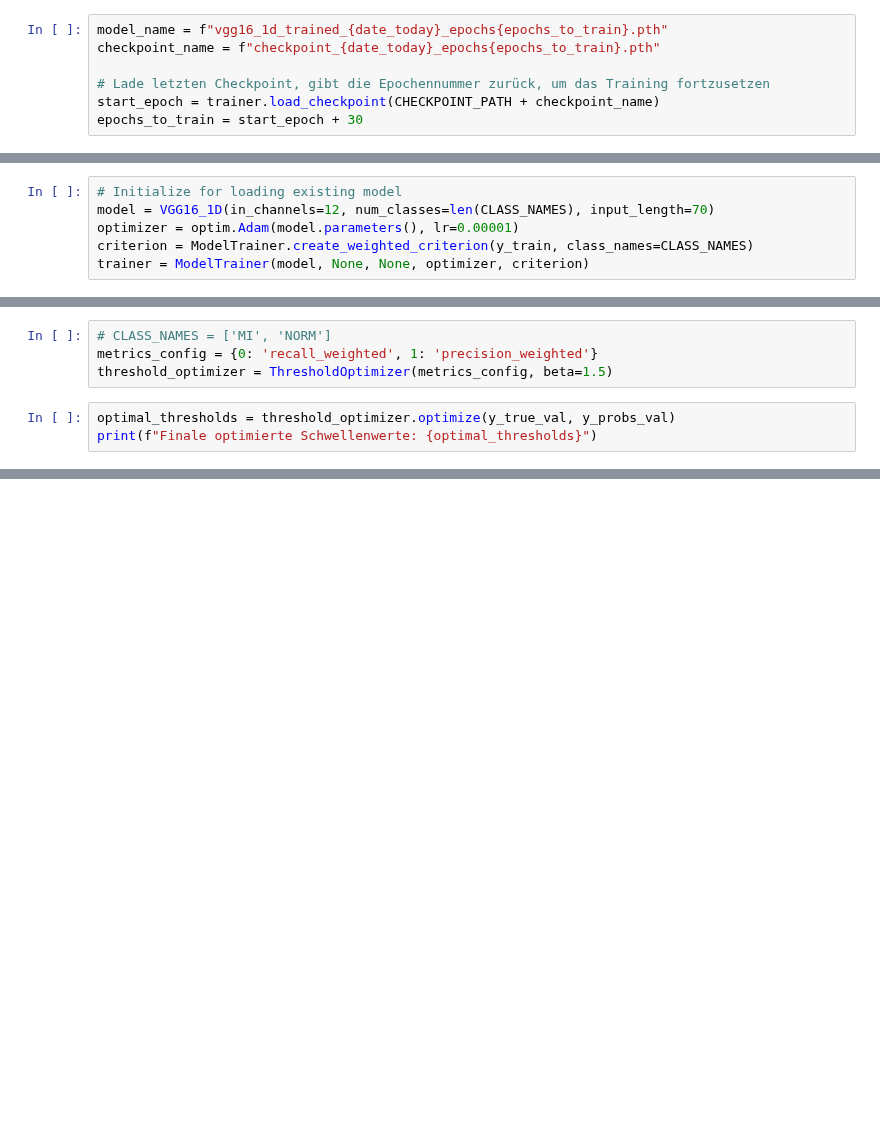
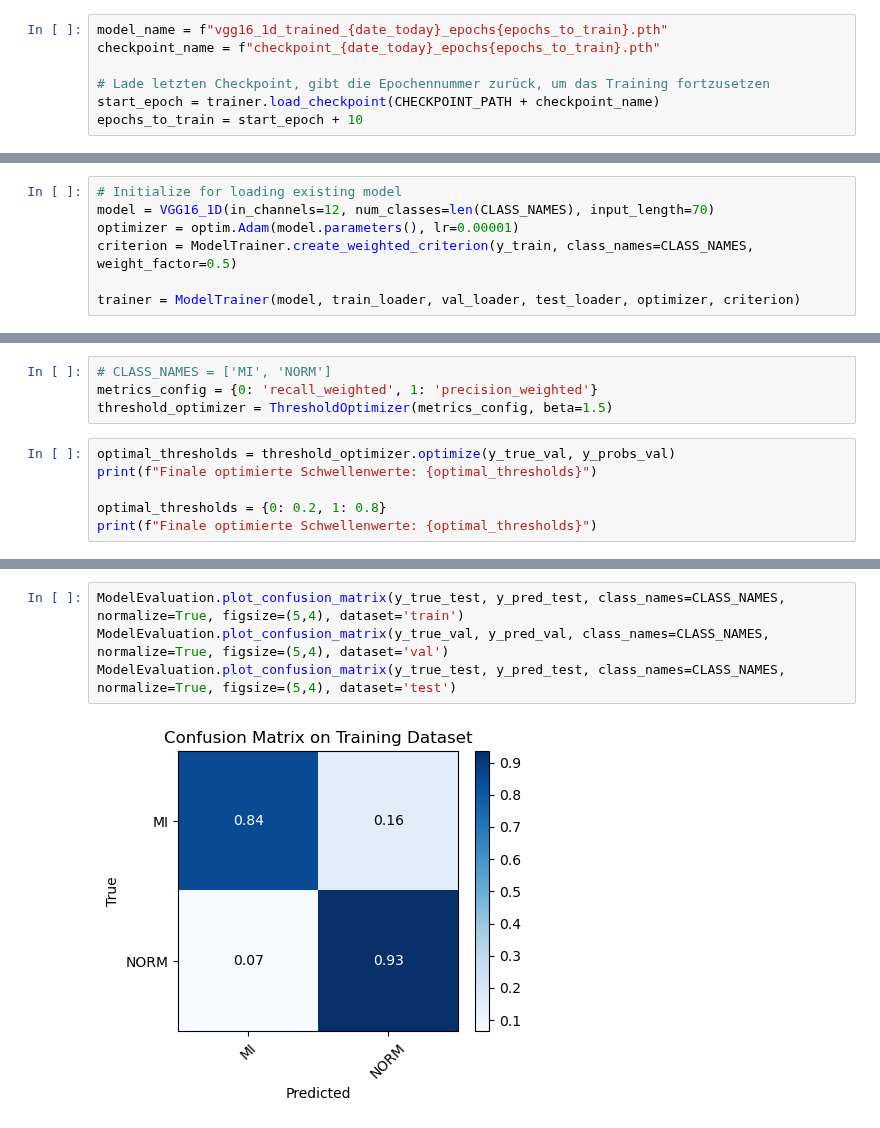
Before and after one commit to AliceKitchkin/ECG_xAI, a Jupyter notebook: notebooks/02_model_training.ipynb, the cells around one changed output, grey strips where cells are left out. Cells and saved outputs as stored; diff of their text form; blank space fills up the shorter version.

```diff
--- a/notebooks/02_model_training.ipynb
+++ b/notebooks/02_model_training.ipynb
@@ -215,5 +258,5 @@ checkpoint_name = f"checkpoint_{date_today}_epochs{epochs_to_train}.pth"
 
 # Lade letzten Checkpoint, gibt die Epochennummer zurück, um das Training fortzusetzen
 start_epoch = trainer.load_checkpoint(CHECKPOINT_PATH + checkpoint_name)
-epochs_to_train = start_epoch + 30
+epochs_to_train = start_epoch + 10
 # %% [output]
@@ -294,7 +361,8 @@ Trainingshistorie wurde unter ../data/results/training_history/training_history_
 # Initialize for loading existing model
 model = VGG16_1D(in_channels=12, num_classes=len(CLASS_NAMES), input_length=70)
 optimizer = optim.Adam(model.parameters(), lr=0.00001)
-criterion = ModelTrainer.create_weighted_criterion(y_train, class_names=CLASS_NAMES)
-trainer = ModelTrainer(model, None, None, optimizer, criterion)
+criterion = ModelTrainer.create_weighted_criterion(y_train, class_names=CLASS_NAMES, weight_factor=0.5)
+
+trainer = ModelTrainer(model, train_loader, val_loader, test_loader, optimizer, criterion)
 # %% [output]
 Class weights (higher values = rarer classes get more importance):
@@ -328,4 +395,7 @@ threshold_optimizer = ThresholdOptimizer(metrics_config, beta=1.5)
 # %%
 optimal_thresholds = threshold_optimizer.optimize(y_true_val, y_probs_val)
 print(f"Finale optimierte Schwellenwerte: {optimal_thresholds}")
+
+optimal_thresholds = {0: 0.2, 1: 0.8}
+print(f"Finale optimierte Schwellenwerte: {optimal_thresholds}")
 # %% [output]
@@ -376,0 +440,6 @@ ModelEvaluation.plot_loss_curves(
+# %%
+ModelEvaluation.plot_confusion_matrix(y_true_test, y_pred_test, class_names=CLASS_NAMES, normalize=True, figsize=(5,4), dataset='train')
+ModelEvaluation.plot_confusion_matrix(y_true_val, y_pred_val, class_names=CLASS_NAMES, normalize=True, figsize=(5,4), dataset='val')
+ModelEvaluation.plot_confusion_matrix(y_true_test, y_pred_test, class_names=CLASS_NAMES, normalize=True, figsize=(5,4), dataset='test')
+# %% [output]
+[figure, added]
```
Also changed, not shown: parts of 30 cells of this notebook.
